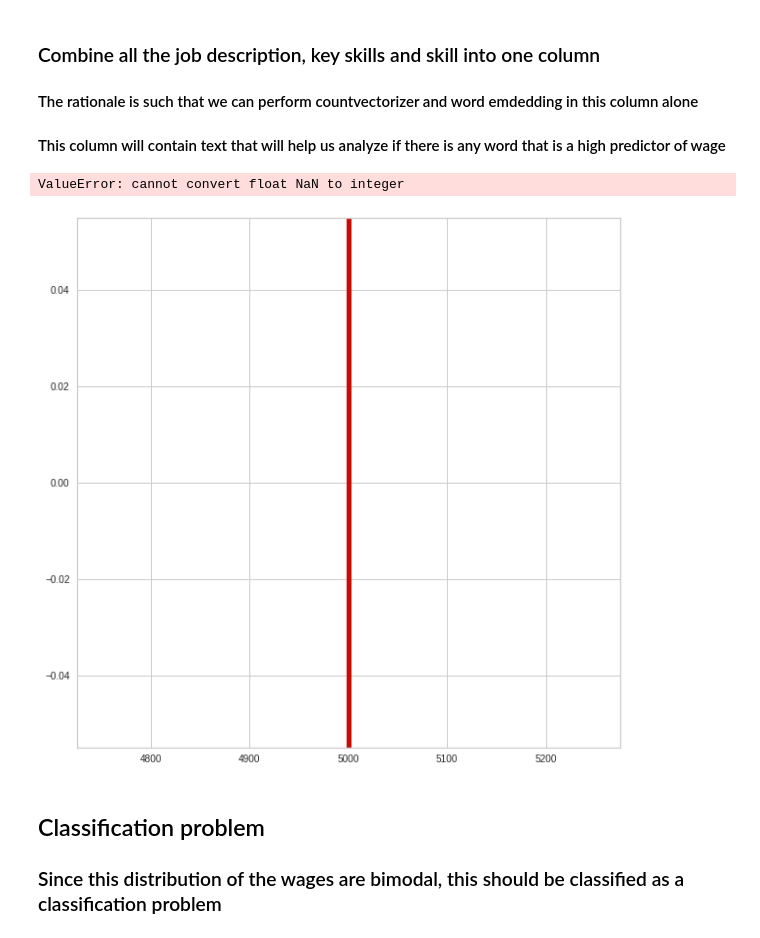
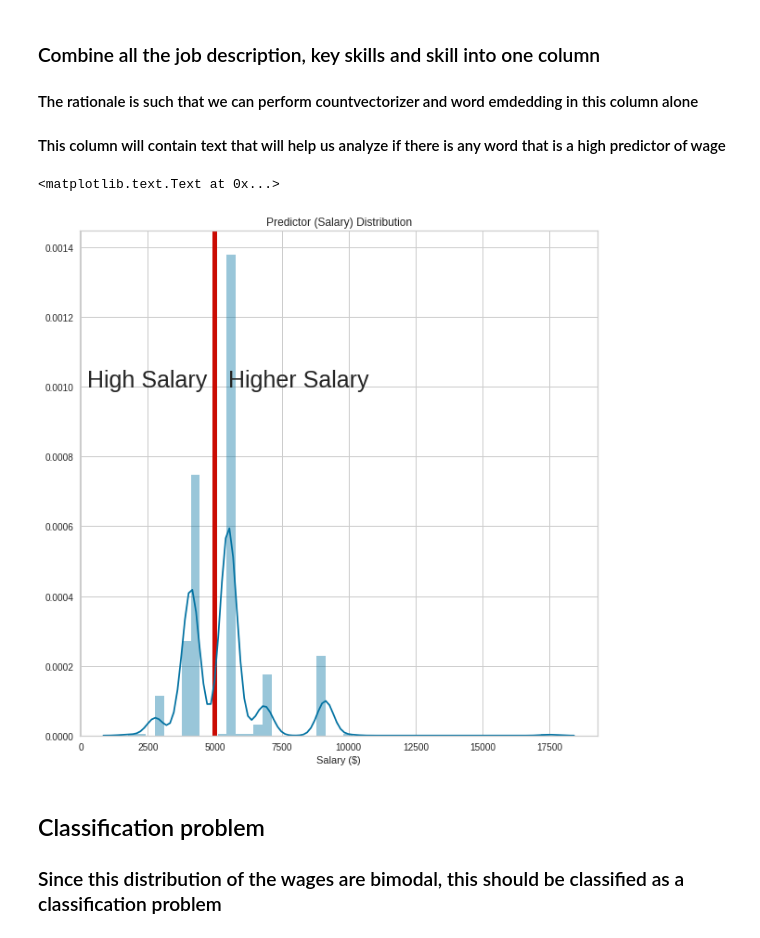
Before and after one commit to ljiahest/GA_2017, a Jupyter notebook: MAIN.ipynb, the cells around one changed output. Drawn from its saved outputs; the diff is of its cells as text; code cells hidden in the pictures.

```diff
--- a/MAIN.ipynb
+++ b/MAIN.ipynb
@@ -63,9 +63,9 @@ print keras.__version__
 # %% [markdown]
 ### Global variable
 # %%
-USER_EMAIL = 'onesixzerotwo@yahoo.com.sg' # Your email address with glassdoor account
+USER_EMAIL = '' # Your email address with glassdoor account
 PASSWORD = '' # Your glassdoor password
-GMAP_API_KEY = 'AIzaSyABEaDMRG2kUXkBFNAE_ae2T2dCYRsB9Ss' # Your unique GMAP API key
+GMAP_API_KEY = '' # Your unique GMAP API key
 LOCATION = 'SG'
 SENIOR = r'sr|senior|master|vp'
 # %%
@@ -682,6 +684,8 @@ X = p_all.fit_transform(data_scientist_df)
 price = p_get_salary.fit_transform(data_scientist_df)
 # %%
 y = pd.Series(price).fillna(get_payscale('data scientist'))
+# %%
+price_sr = pd.Series(price).fillna(get_payscale('data scientist'))
 # %%
 # Get Company size and type columns name and add to all the column names
 
@@ -700,15 +704,15 @@ features_numeric = features_numeric.loc[:, col_drop]
 feature_names = features_numeric.columns
 # %%
 fig, ax = plt.subplots(figsize = (10, 10))
-#plt.title('Predictor (Salary) Distribution')
-#plt.xlabel('Salary ($)')
+plt.title('Predictor (Salary) Distribution')
+plt.xlabel('Salary ($)')
 ax.axvline(5000, color = 'r', linewidth = 5)
-sns.distplot(price, ax = ax)
-plt.text(500, 0.001, 'High Salary', fontsize = 25)
-plt.text(6000, 0.001, 'Higher Salary', fontsize = 25)
+sns.distplot(price_sr, ax = ax)
+plt.text(250, 0.001, 'High Salary', fontsize = 25)
+plt.text(5500, 0.001, 'Higher Salary', fontsize = 25)
 # %% [output]
-ValueError: cannot convert float NaN to integer
+<matplotlib.text.Text at 0x...>
-[figure, old version]
+[figure, new version]
 # %% [markdown]
 ## Classification problem
 ### Since this distribution of the wages are bimodal, this should be classified as a classification problem
```
Also changed, not shown: parts of 5 cells of this notebook.
